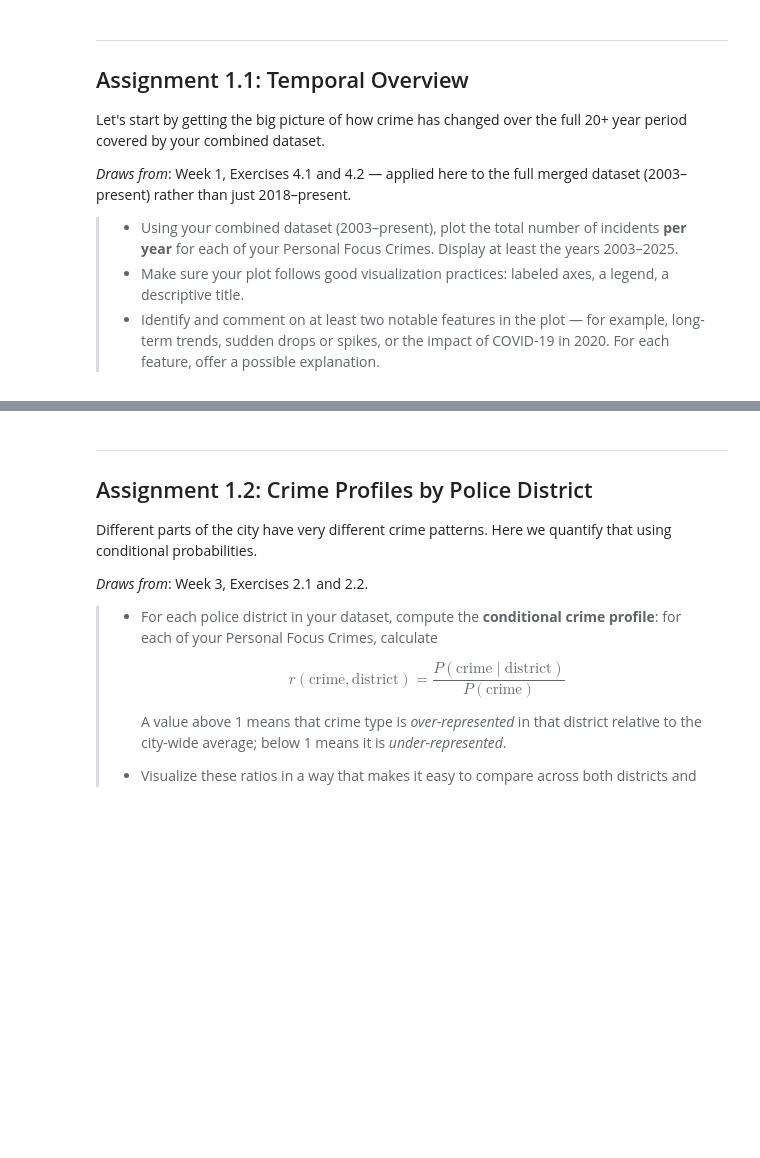
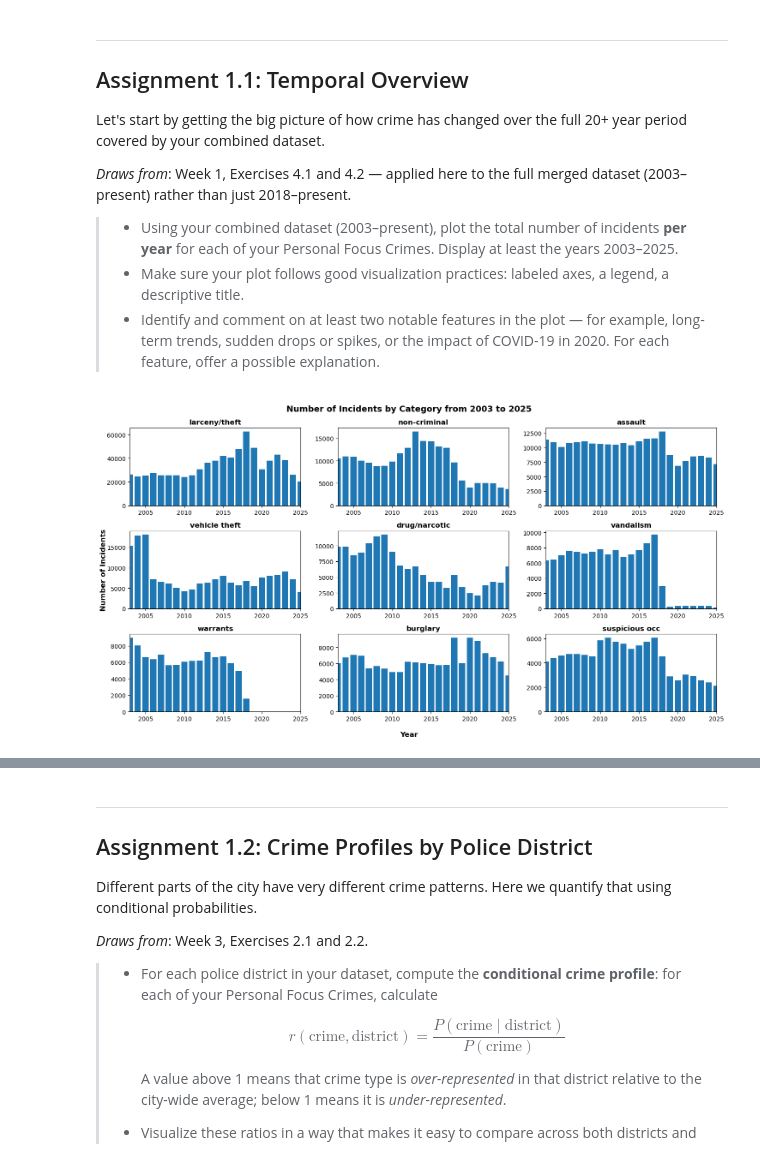
Before and after one commit to wkandersen/02806-socialdataanalysis, a Jupyter notebook: project1/Assignment1.ipynb, the cells around one changed output, grey strips where cells are left out. Saved outputs shown, nothing was run; the diff lists cells and outputs as text; code cells hidden in the pictures; blank space fills up the shorter version.

```diff
--- a/project1/Assignment1.ipynb
+++ b/project1/Assignment1.ipynb
@@ -49,3 +49,35 @@ personal_focus = [
     'suspicious occ'
 ]
 df_pf = df[df['incident_category'].isin(personal_focus)].copy()
+# %%
+import matplotlib.pyplot as plt
+from matplotlib.ticker import MultipleLocator
+
+# Fix a consistent category order for all plots
+category_order = personal_focus
+rows, cols = 3,3
+
+fig, ax = plt.subplots(rows, cols, figsize=(15, 8))
+fig.suptitle('Number of Incidents by Category from 2003 to 2025', fontsize=14, fontweight='bold')
+
+# Set a shared x-axis range for all subplots
+x_min, x_max = 2003, 2025
+year_interval = 5  # Change this to control spacing between years (e.g., 1, 2, 3, 5)
+
+for i, crime in enumerate(personal_focus):
+    row = i // cols
+    col = i % cols
+    plot_value = df_pf[df_pf['incident_category']==crime]['incident_year'].value_counts().reset_index().sort_values(by='incident_year')
+    ax[row, col].bar(plot_value['incident_year'], plot_value.values[:, 1])
+    ax[row, col].set_title(crime, fontweight='bold')
+    ax[row, col].set_xlim(x_min, x_max)
+    ax[row, col].xaxis.set_major_locator(MultipleLocator(year_interval))
+
+# Add common axis labels for the entire figure
+fig.supxlabel('Year', fontsize=12, fontweight='bold')
+fig.supylabel('Number of Incidents', fontsize=12, fontweight='bold')
+
+plt.tight_layout()
+plt.show()
+# %% [output]
+[figure, added]
```
Also changed, not shown: parts of 1 cell of this notebook.
